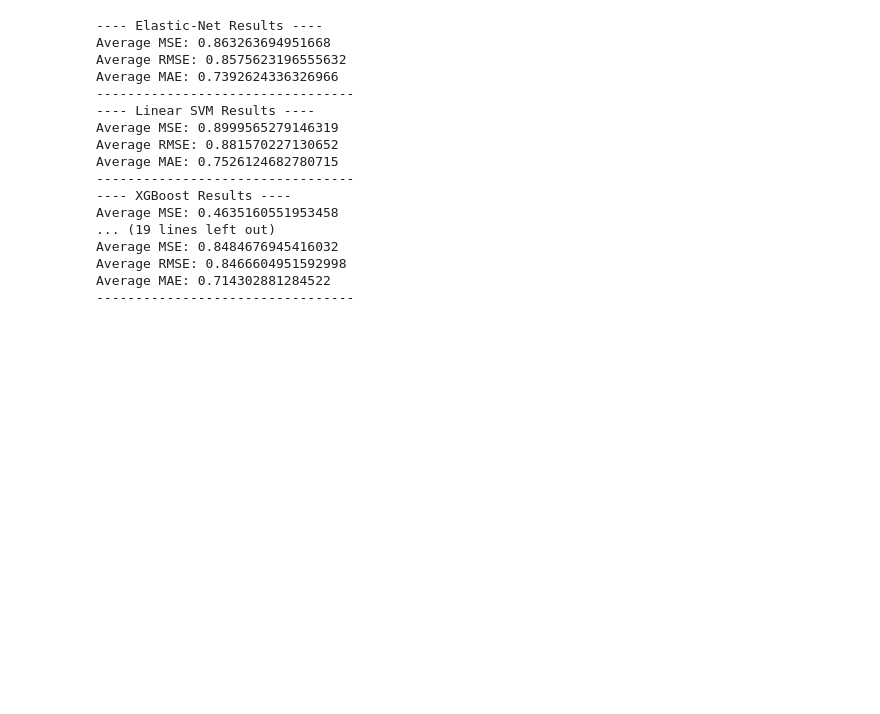
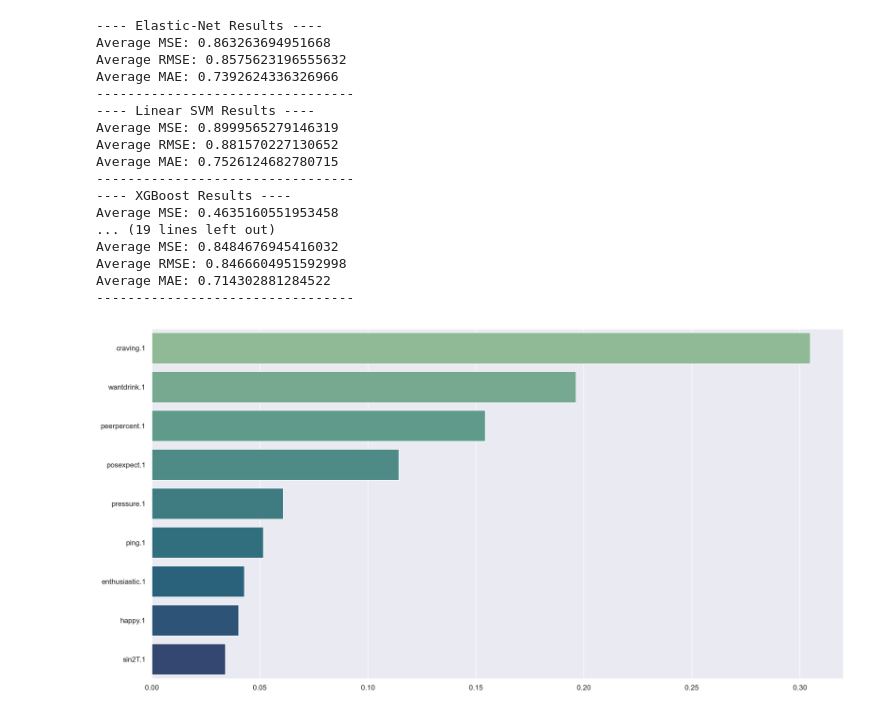
Before and after one commit to RoscaAlex00/DLTimeSeries, a Jupyter notebook: forecasting_global.ipynb, the cells around one changed output. Saved outputs shown, nothing was run; the diff lists cells and outputs as text; code cells hidden in the pictures; blank space fills up the shorter version.

Commit message:
add feature importance plots

```diff
--- a/forecasting_global.ipynb
+++ b/forecasting_global.ipynb
@@ -722,3 +720,21 @@ dictionary = {'MAE': mae, 'RMSE': rmse, 'Model': models, 'Dataset': dataset_name
 df = pd.DataFrame(data=dictionary)
 
 df.to_csv('nomothetic.csv')
+# %%
+# Feature Importance
+
+# Find the best features from XGBoost
+best_features = xgb_alcohol.best_estimator_.feature_importances_
+sort_by_index = best_features.argsort()[::-1]
+
+# Plot the features by importance
+features_plot = sns.barplot(x=best_features[sort_by_index][:9], y=train_alcohol_X.columns[sort_by_index][:9], palette = "crest")
+# plt.xlabel('Feature Importance')
+# lt.ylabel('Feature Name')
+# plt.title('Feature Importance as found by XGBoost for Alcohol dataset')
+plt.tight_layout()
+plt.show()
+
+features_plot.figure.savefig('xgb_alcohol.png')
+# %% [output]
+[figure, added]
```
Also changed, not shown: parts of 4 cells of this notebook, 4 other files.
